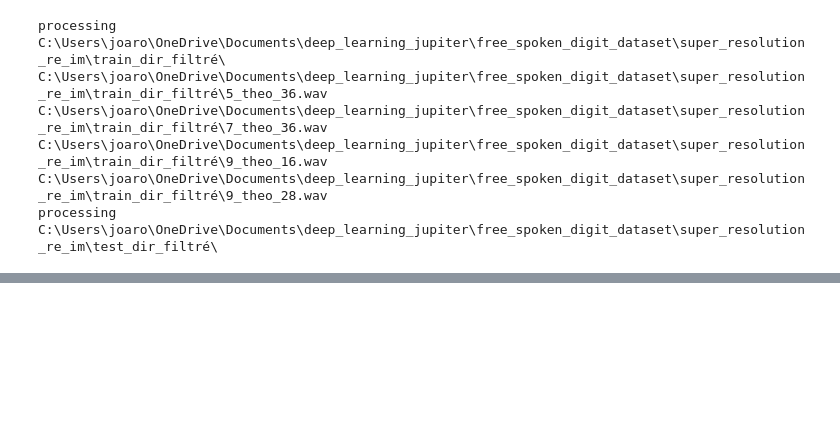
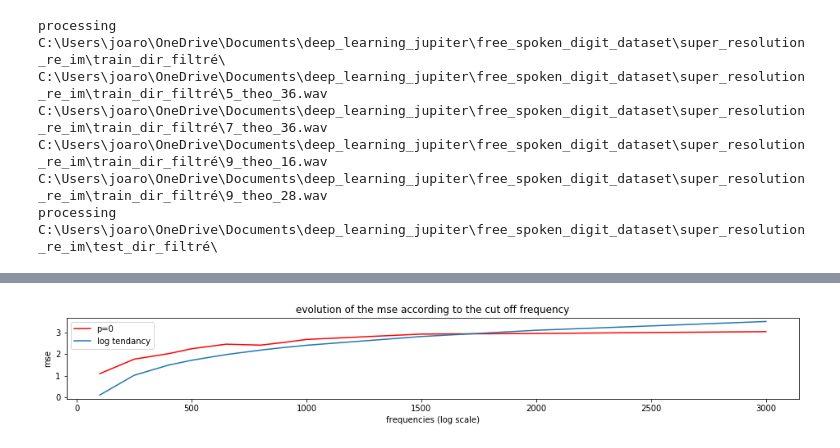
Before and after one commit to JoachimROSSEEL/AudioSuperResolution, a Jupyter notebook: super_resolution_with_wav.ipynb, the cells around one changed output, grey strips where cells are left out. Saved outputs shown, nothing was run; the diff lists cells and outputs as text; code cells hidden in the pictures; blank space fills up the shorter version.

```diff
--- a/super_resolution_with_wav.ipynb
+++ b/super_resolution_with_wav.ipynb
@@ -196,0 +256,16 @@ print(error)
+# %%
+fc=[100,250,400,500,650,800,900,1000,1500,2000,3000]
+mse0=[1.0935,1.7645,2.0208,2.2470,2.4586,2.4140,2.5361,2.6770,2.9249,2.9532,3.0375]
+
+fig=plt.figure(figsize=(16, 4))
+ax=fig.add_subplot(2,1,1)
+plt.plot(fc,mse0,"r",label="p=0")
+plt.plot(fc,np.log(fc)-4.5,label="log tendancy")
+# ax.set_xscale('log')
+plt.xlabel("frequencies (log scale)")
+plt.ylabel('mse')
+title("evolution of the mse according to the cut off frequency" )
+plt.legend()
+plt.show()
+# %% [output]
+[figure, added]
```
Also changed, not shown: parts of 14 cells of this notebook.
